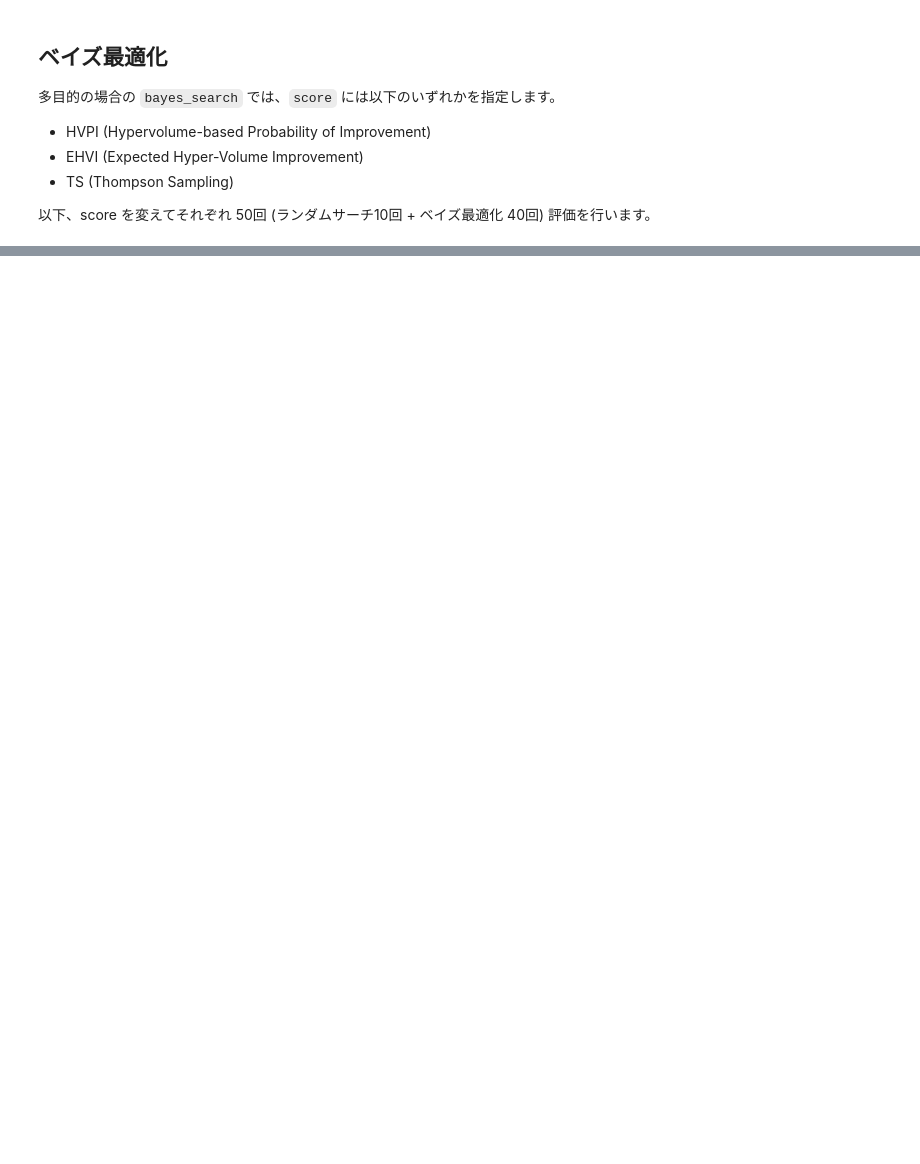
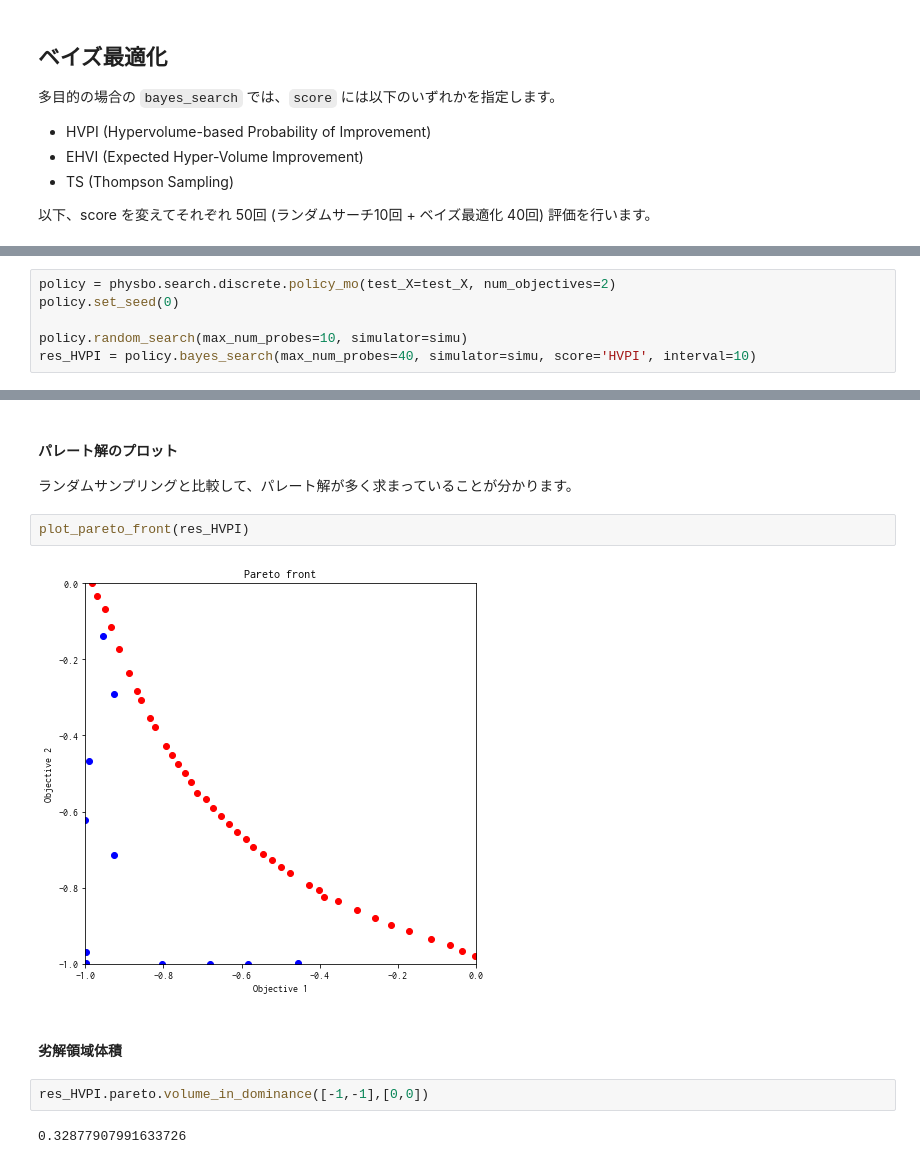
Before and after one commit to issp-center-dev/PHYSBO, a Jupyter notebook: docs/sphinx/manual/ja/source/notebook/tutorial_multi_objective.ipynb, the cells around one changed output, grey strips where cells are left out. Drawn from its saved outputs; the diff is of its cells as text; blank space fills up the shorter version.

```diff
--- a/docs/sphinx/manual/ja/source/notebook/tutorial_multi_objective.ipynb
+++ b/docs/sphinx/manual/ja/source/notebook/tutorial_multi_objective.ipynb
@@ -366,0 +265,6 @@ res.pareto.volume_in_dominance([-1,-1],[0,0])
+# %%
+policy = physbo.search.discrete.policy_mo(test_X=test_X, num_objectives=2)
+policy.set_seed(0)
+
+policy.random_search(max_num_probes=10, simulator=simu)
+res_HVPI = policy.bayes_search(max_num_probes=40, simulator=simu, score='HVPI', interval=10)
@@ -366,0 +289,14 @@ res.pareto.volume_in_dominance([-1,-1],[0,0])
+# %% [markdown]
+#### パレート解のプロット
+
+ランダムサンプリングと比較して、パレート解が多く求まっていることが分かります。
+# %%
+plot_pareto_front(res_HVPI)
+# %% [output]
+[figure, added]
+# %% [markdown]
+#### 劣解領域体積
+# %%
+res_HVPI.pareto.volume_in_dominance([-1,-1],[0,0])
+# %% [output]
+0.32877907991633726
```
Also changed, not shown: parts of 59 cells of this notebook.
